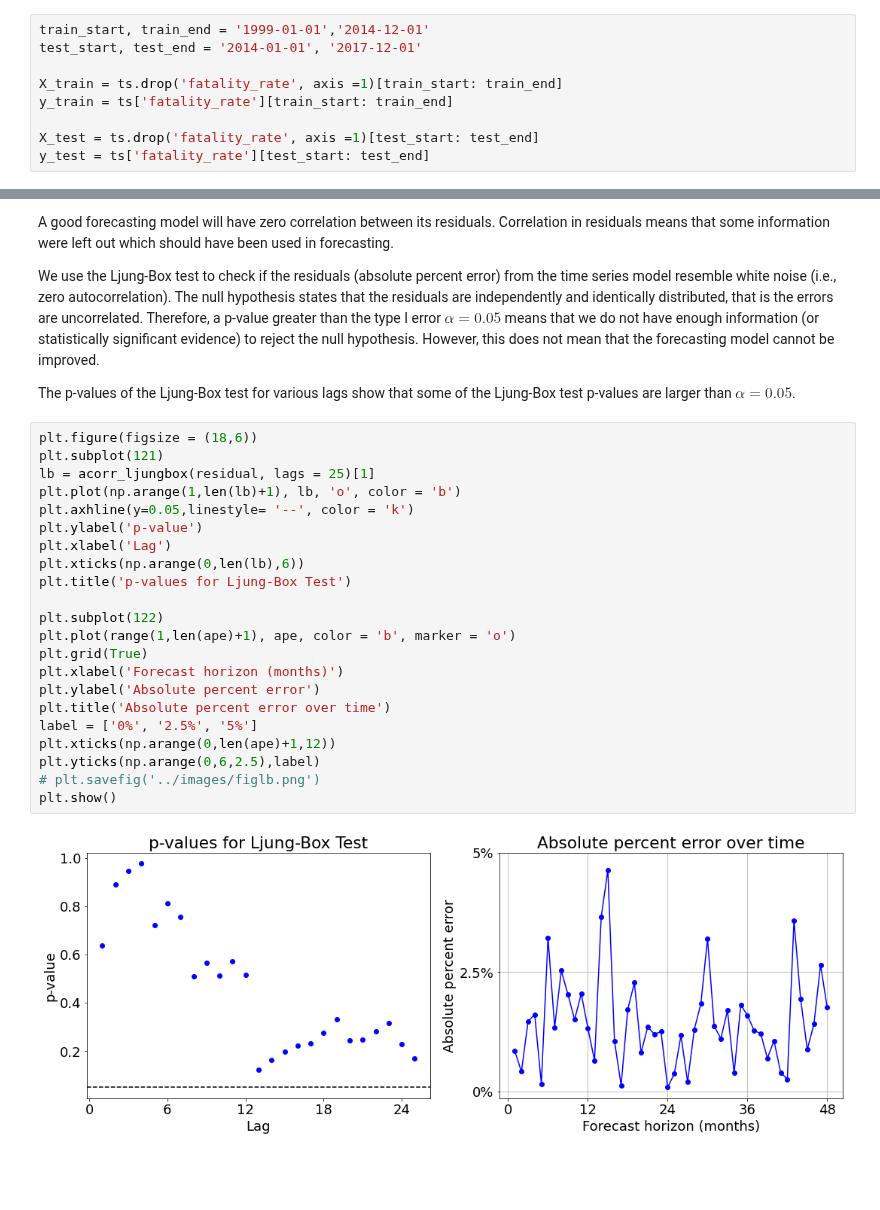
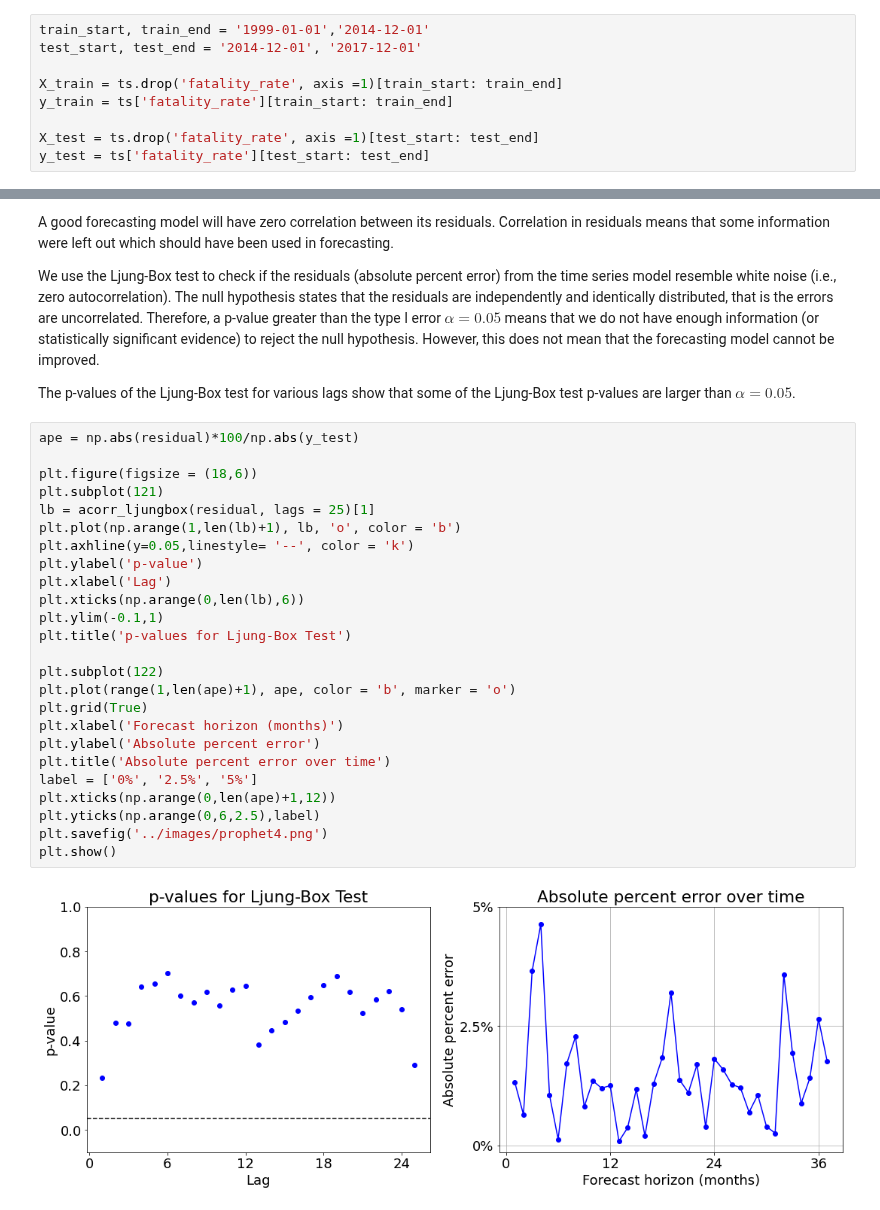
Before and after one commit to Owerre/Time-Series-Forecasting, a Jupyter notebook: fatality-forecast/notebooks/04-prophet.ipynb, the cells around one changed output, grey strips where cells are left out. Cells and saved outputs as stored; diff of their text form; blank space fills up the shorter version.

```diff
--- a/fatality-forecast/notebooks/04-prophet.ipynb
+++ b/fatality-forecast/notebooks/04-prophet.ipynb
@@ -60,7 +60,7 @@ Data size: (228, 16)
 We must split the dataset into training and test (out-of-sample) set.
 # %%
 train_start, train_end = '1999-01-01','2014-12-01'
-test_start, test_end = '2014-01-01', '2017-12-01'
+test_start, test_end = '2014-12-01', '2017-12-01'
 
 X_train = ts.drop('fatality_rate', axis =1)[train_start: train_end]
 y_train = ts['fatality_rate'][train_start: train_end]
@@ -302,26 +305,29 @@ We use the Ljung-Box test to check if the residuals (absolute percent error) fro
 The p-values of the Ljung-Box test for various lags show that some
 of the Ljung-Box test p-values are larger than $\alpha = 0.05$.
 # %%
+ape = np.abs(residual)*100/np.abs(y_test)
+
 plt.figure(figsize = (18,6))
 plt.subplot(121)
 lb = acorr_ljungbox(residual, lags = 25)[1]
 plt.plot(np.arange(1,len(lb)+1), lb, 'o', color = 'b')
 plt.axhline(y=0.05,linestyle= '--', color = 'k')
 plt.ylabel('p-value')
 plt.xlabel('Lag')
 plt.xticks(np.arange(0,len(lb),6))
+plt.ylim(-0.1,1)
 plt.title('p-values for Ljung-Box Test')
 
 plt.subplot(122)
 plt.plot(range(1,len(ape)+1), ape, color = 'b', marker = 'o')
 plt.grid(True)
 plt.xlabel('Forecast horizon (months)')
 plt.ylabel('Absolute percent error')
 plt.title('Absolute percent error over time')
 label = ['0%', '2.5%', '5%']
 plt.xticks(np.arange(0,len(ape)+1,12))
 plt.yticks(np.arange(0,6,2.5),label)
-# plt.savefig('../images/figlb.png')
+plt.savefig('../images/prophet4.png')
 plt.show()
 # %% [output]
-[figure, old version]
+[figure, new version]
```
Also changed, not shown: parts of 5 cells of this notebook, 16 other files.
